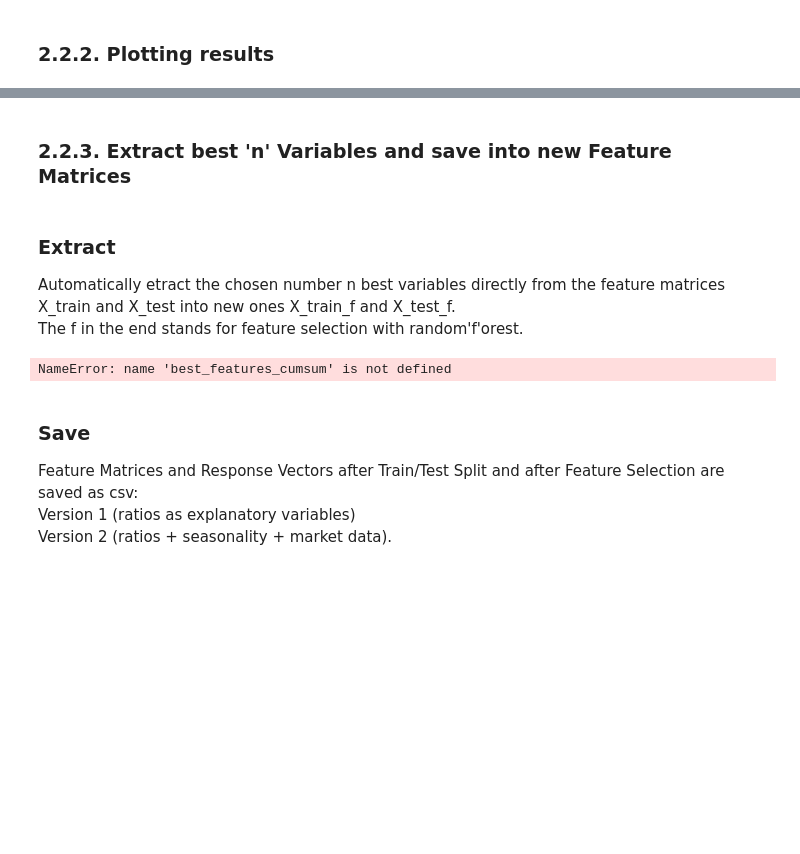
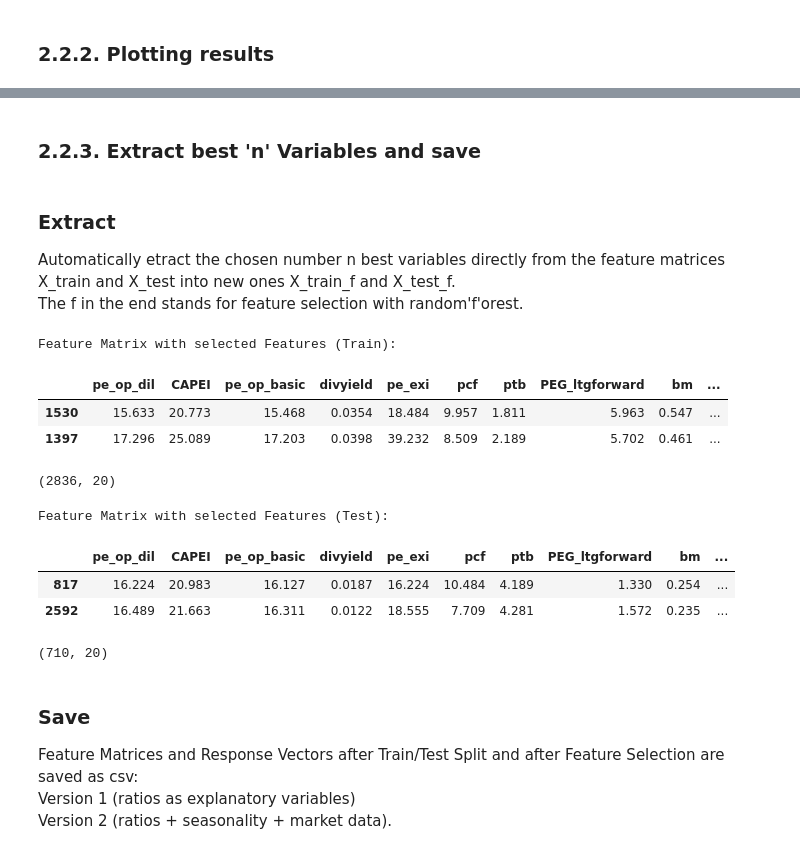
Before and after one commit to mathiasluethi/Machine_Learning_in_Finance_Group_Project, a Jupyter notebook: 0201A_feature_selection_randomforest.ipynb, the cells around one changed output, grey strips where cells are left out. Cells and saved outputs as stored; diff of their text form; code cells hidden in the pictures; blank space fills up the shorter version.

```diff
--- a/0201A_feature_selection_randomforest.ipynb
+++ b/0201A_feature_selection_randomforest.ipynb
@@ -251,31 +253,7 @@ plt.show()
 # %% [markdown]
-### 2.2.3. Extract best 'n' Variables and save into new Feature Matrices
+### 2.2.3. Extract best 'n' Variables and save
 # %% [markdown]
 ### Extract
 
 Automatically etract the chosen number n best variables directly from the feature matrices X_train and X_test into new ones X_train_f and X_test_f.
 The f in the end stands for feature selection with random'f'orest.
-# %%
-################################## NEW
-##################################
-
-# Extract the overall n best features INCLUDING the weighted returns
-# remember, we set n = 15 in the beginning for the randomforest in section 2.2.1.
-final_selection1 = best_features_cumsum.Feature_Label[0:n]
-print('Selected Features including weighted returns:')
-display(final_selection1)
-print("")
-# save as list for further use
-final_selection1 = list(final_selection1)
-
-
-# Extract the overall n best features EXCLUDING the weighted returns
-m = n + 4
-final_selection2 = best_features_cumsum.Feature_Label[4:m]
-final_selection2.reset_index(drop = True, inplace = True)
-print('Selected Features without weighted returns:')
-display(final_selection2)
-# save as list for further use
-final_selection2 = list(final_selection2)
-# %% [output]
-NameError: name 'best_features_cumsum' is not defined
@@ -324,22 +260,34 @@ X_test_f = X_test[best_features2]
 # %%
-################################## NEW
-##################################
+# extract features from feature matrix
+X_train_f = X_train[important_features['labels']]
+X_test_f = X_test[important_features['labels']]
+
+
+#X_train_fB = X_train[important_features.loc[4:n,'labels']]
+#X_test_fB = X_test[important_features['labels']]
+#display(X_train_fB)
+#display(X_test_fB)
 
 # Show feature matrices (train, test) after feature selection
 print("")
 print('Feature Matrix with selected Features (Train):')
-display(X_train_f1.head(2))
-display(X_train_f1.shape)
 display(X_train_f.head(2))
 display(X_train_f.shape)
-
-
 print("")
 print('Feature Matrix with selected Features (Test):')
-display(X_test_f1.head(2))
-display(X_test_f1.shape)
 display(X_test_f.head(2))
-display(X_train_f.shape)
+display(X_test_f.shape)
+# %% [output]
+Feature Matrix with selected Features (Train):
+|  | pe_op_dil | CAPEI | pe_op_basic | divyield | pe_exi | pcf | ptb | PEG_ltgforward | bm | ... |
+| 1530 | 15.633 | 20.773 | 15.468 | 0.0354 | 18.484 | 9.957 | 1.811 | 5.963 | 0.547 | ... |
+| 1397 | 17.296 | 25.089 | 17.203 | 0.0398 | 39.232 | 8.509 | 2.189 | 5.702 | 0.461 | ... |
+(2836, 20)
+Feature Matrix with selected Features (Test):
+|  | pe_op_dil | CAPEI | pe_op_basic | divyield | pe_exi | pcf | ptb | PEG_ltgforward | bm | ... |
+| 817 | 16.224 | 20.983 | 16.127 | 0.0187 | 16.224 | 10.484 | 4.189 | 1.330 | 0.254 | ... |
+| 2592 | 16.489 | 21.663 | 16.311 | 0.0122 | 18.555 | 7.709 | 4.281 | 1.572 | 0.235 | ... |
+(710, 20)
 # %% [markdown]
 ### Save
 
```
Also changed, not shown: parts of 7 cells of this notebook, 2 other files.
